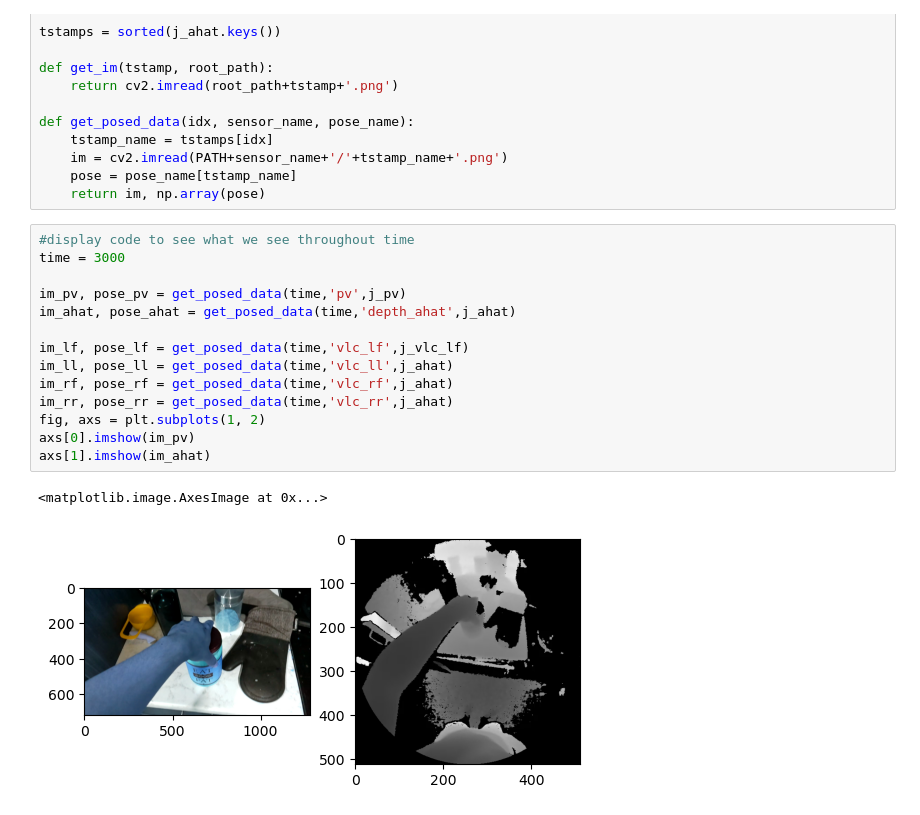
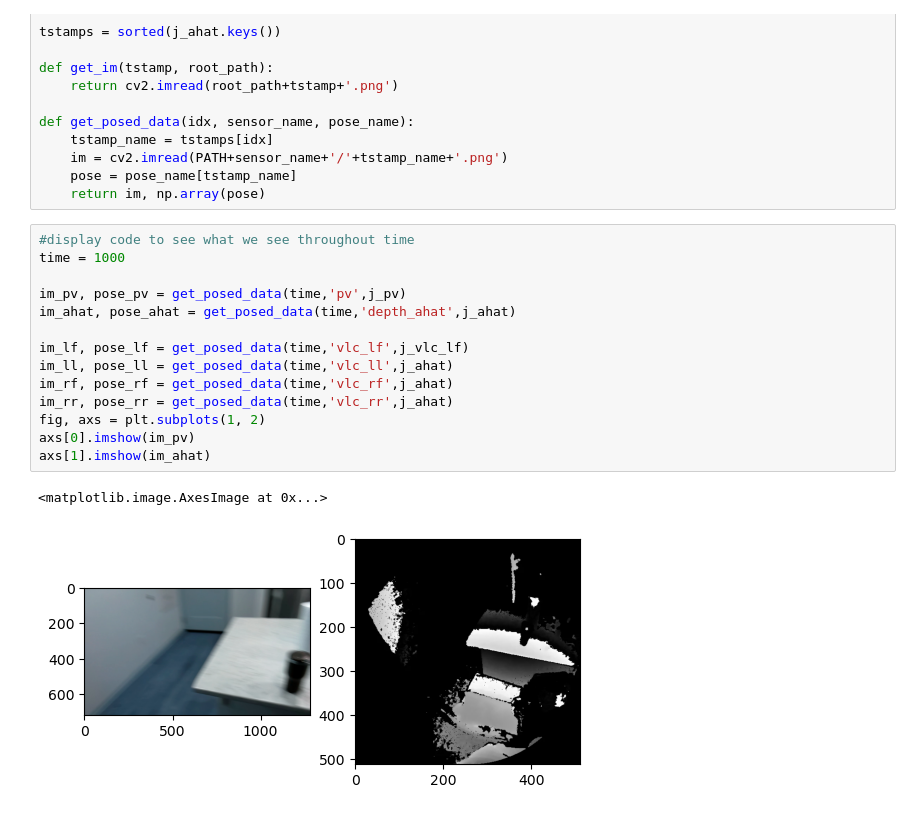
Before and after one commit to dangthanhan507/Hololens-Project, a Jupyter notebook: notebooks/phase_unwrap/Mesh Alignment with PyRender.ipynb, the cells around one changed output. Saved outputs shown, nothing was run; the diff lists cells and outputs as text.

```diff
--- a/notebooks/phase_unwrap/Mesh Alignment with PyRender.ipynb
+++ b/notebooks/phase_unwrap/Mesh Alignment with PyRender.ipynb
@@ -162,18 +169,18 @@ def get_posed_data(idx, sensor_name, pose_name):
     return im, np.array(pose)
 # %%
 #display code to see what we see throughout time
-time = 3000
+time = 1000
 
 im_pv, pose_pv = get_posed_data(time,'pv',j_pv)
 im_ahat, pose_ahat = get_posed_data(time,'depth_ahat',j_ahat)
 
 im_lf, pose_lf = get_posed_data(time,'vlc_lf',j_vlc_lf)
 im_ll, pose_ll = get_posed_data(time,'vlc_ll',j_ahat)
 im_rf, pose_rf = get_posed_data(time,'vlc_rf',j_ahat)
 im_rr, pose_rr = get_posed_data(time,'vlc_rr',j_ahat)
 fig, axs = plt.subplots(1, 2)
 axs[0].imshow(im_pv)
 axs[1].imshow(im_ahat)
 # %% [output]
 <matplotlib.image.AxesImage at 0x...>
-[figure, old version]
+[figure, new version]
```
Also changed, not shown: parts of 11 cells of this notebook, 4 other files.
